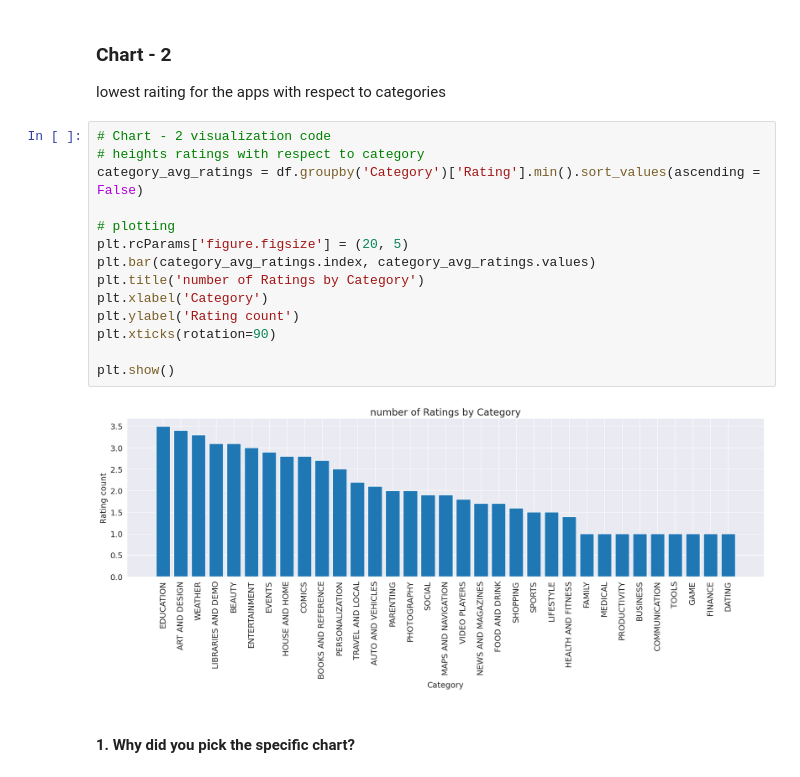
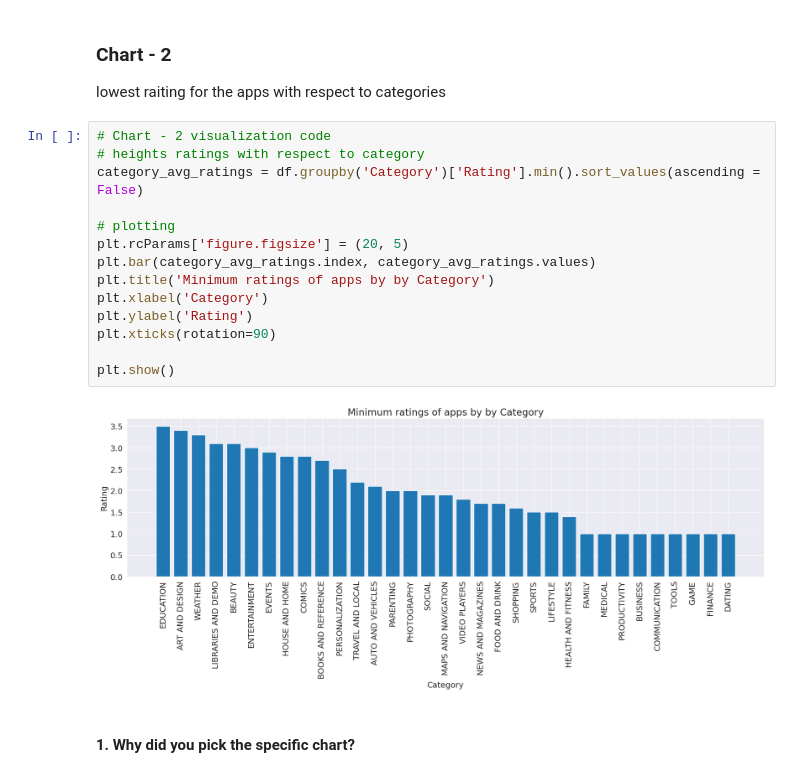
Before and after one commit to azizdafi/playstore-EDA, a Jupyter notebook: Final_Draft_Playstore_App_EDA_Submission_Sayed_Aziz1.ipynb, the cells around one changed output. Drawn from its saved outputs; the diff is of its cells as text.

```diff
--- a/Final_Draft_Playstore_App_EDA_Submission_Sayed_Aziz1.ipynb
+++ b/Final_Draft_Playstore_App_EDA_Submission_Sayed_Aziz1.ipynb
@@ -547,19 +547,19 @@ lowest raiting for the apps with respect to categories
 # %%
 # Chart - 2 visualization code
 # heights ratings with respect to category
 category_avg_ratings = df.groupby('Category')['Rating'].min().sort_values(ascending = False)
 
 # plotting
 plt.rcParams['figure.figsize'] = (20, 5)
 plt.bar(category_avg_ratings.index, category_avg_ratings.values)
-plt.title('number of Ratings by Category')
+plt.title('Minimum ratings of apps by by Category')
 plt.xlabel('Category')
-plt.ylabel('Rating count')
+plt.ylabel('Rating')
 plt.xticks(rotation=90)
 
 plt.show()
 # %% [output]
-[figure, old version]
+[figure, new version]
 # %% [markdown]
 #### 1. Why did you pick the specific chart?
 # %% [markdown]
```
Also changed, not shown: parts of 12 cells of this notebook.
